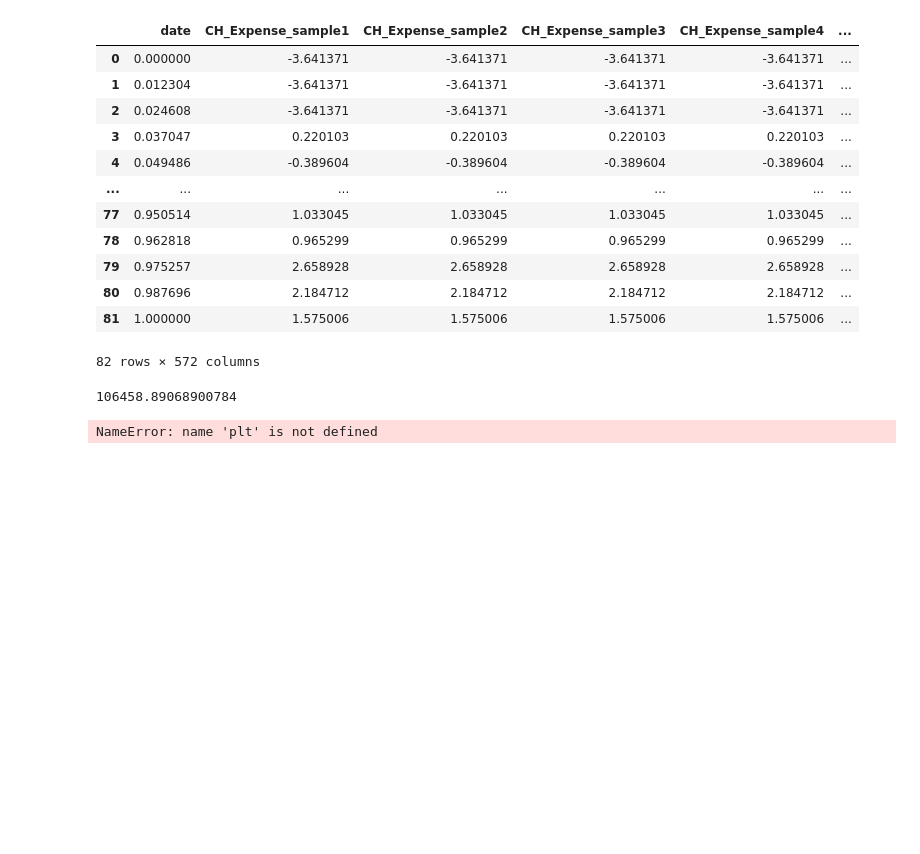
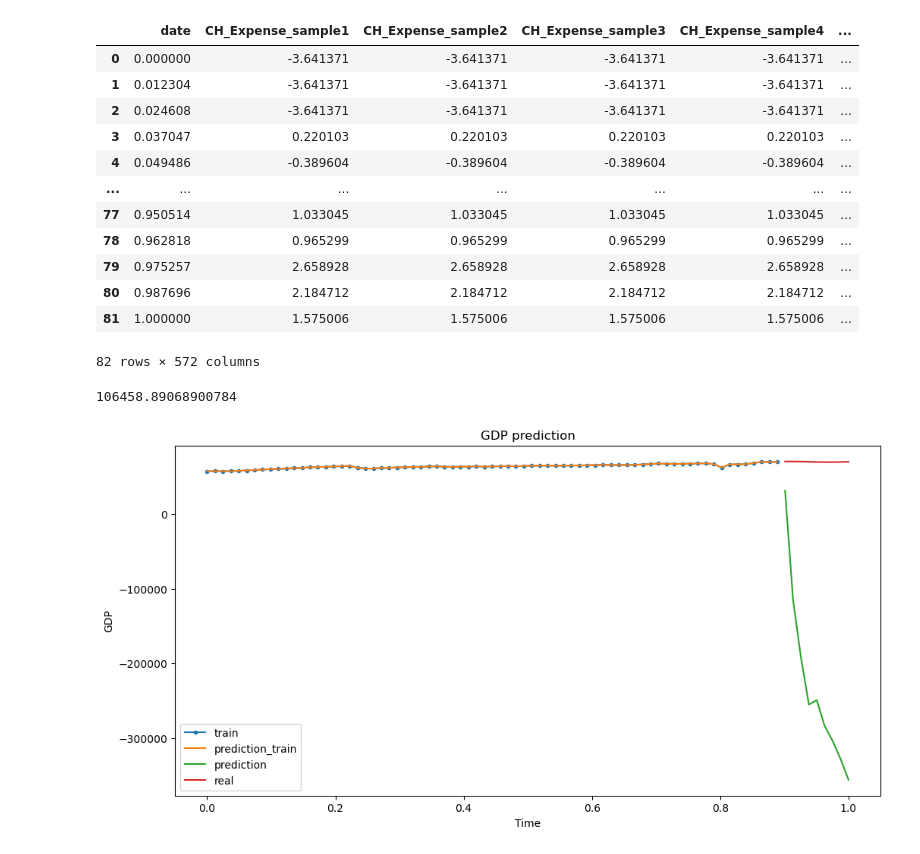
Before and after one commit to theS3b/Smoothing-Techniques-for-Predicting-High-Frequency-Time-Series, a Jupyter notebook: preprocessing dev.ipynb, the cells around one changed output. Saved outputs shown, nothing was run; the diff lists cells and outputs as text; code cells hidden in the pictures; blank space fills up the shorter version.

```diff
--- a/preprocessing dev.ipynb
+++ b/preprocessing dev.ipynb
@@ -140,10 +140,20 @@ y_valid = matched_by_date.iloc[number_train:, -1].values
 # %%
 weights = np.linalg.lstsq(x_train, y_train, rcond=1e-15)[0]
 y_pred = x_valid @ weights
+y_pred_train = x_train @ weights
 np.linalg.norm(y_pred - y_valid) / y_valid.size
 # %% [output]
 106458.89068900784
-# %%
-plt.plot(y_train)
-# %% [output]
-NameError: name 'plt' is not defined
+# %%
+plt.figure(figsize=(12, 6))
+plt.plot(x_train[:, 0], y_train, label='train',  marker='.')
+plt.plot(x_train[:, 0], y_pred_train, label='prediction_train')
+plt.plot(x_valid[:, 0], y_pred, label='prediction')
+plt.plot(x_valid[:, 0], y_valid, label='real')
+plt.title('GDP prediction')
+plt.xlabel('Time')
+plt.ylabel('GDP')
+plt.legend()
+plt.show()
+# %% [output]
+[figure, added]
```
